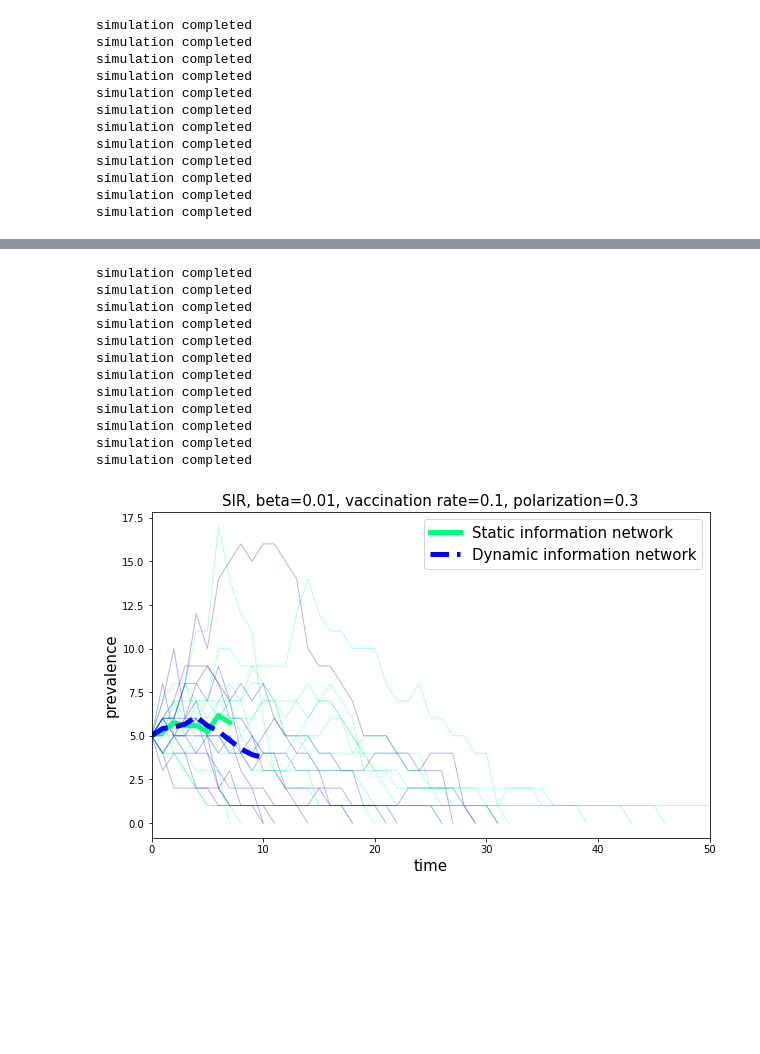
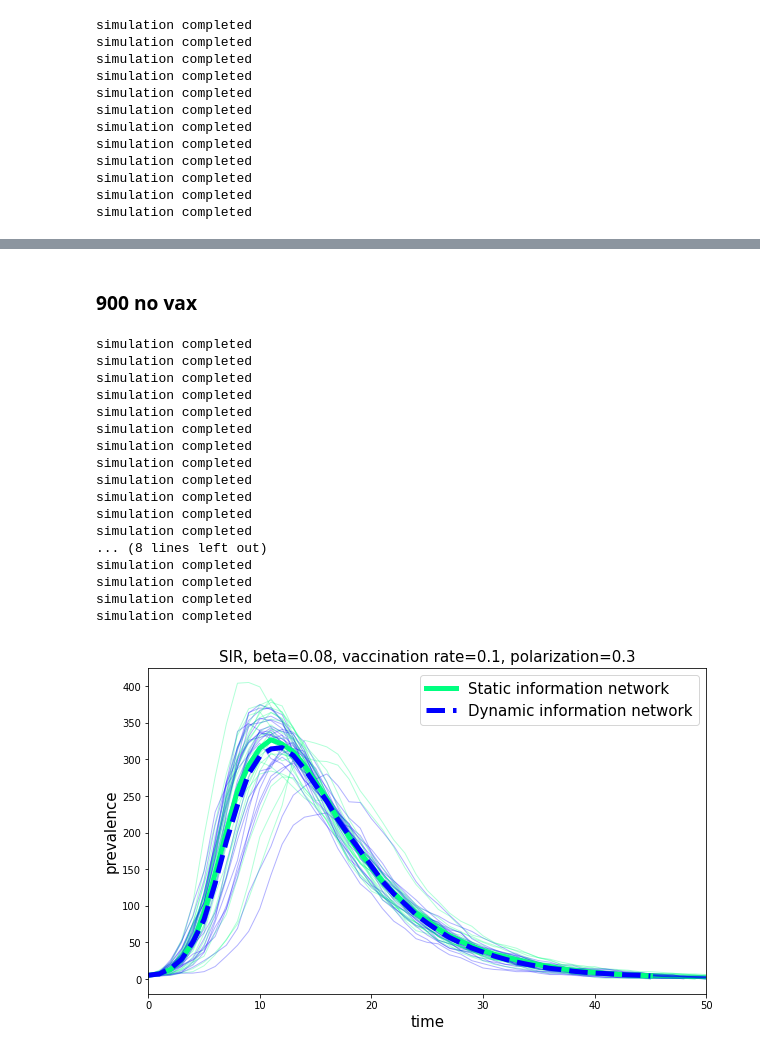
Before and after one commit to michelemcrudele/LDE-Project, a Jupyter notebook: notebook.ipynb, the cells around one changed output, grey strips where cells are left out. Cells and saved outputs as stored; diff of their text form; code cells hidden in the pictures; blank space fills up the shorter version.

```diff
--- a/notebook.ipynb
+++ b/notebook.ipynb
@@ -610,7 +973,7 @@ def sim_prevalence():
     print('simulation completed')
     return (sim_static, sim_dynamic)
 # %%
-nsim = 12
+nsim = 24
 answers = []
 pool = mp.Pool(mp.cpu_count())
 
@@ -639,7 +1007,7 @@ minlen_dynamic_I = min(list(map(len, dynamic_I[:,1])))
 ave_I_stat = np.mean([static_I[i,1][:minlen_static_I] for i in range(nsim)], axis=0)
 ave_I_dyn = np.mean([dynamic_I[i,1][:minlen_dynamic_I] for i in range(nsim)], axis=0)
 # %%
-beta = 0.02    # infection rate
+beta = 0.07    # infection rate
 pol = 0.3      # propensity of opinion polarization
 r = 0.1
 
@@ -661,14 +1043,16 @@ plt.savefig(f'./plots/SIR_r{r}_pol{pol}_v1.png')
+# %% [markdown]
+### 900 no vax
 # %%
 # Some more statistics
 def sim_prevalence():
     N = 1000 # number of nodes
     ave_degree = 10
     initial_infecteds = np.random.choice(np.arange(N), size=5, replace=False)
-    initial_no_vax = np.arange(100,300)
+    initial_no_vax = np.arange(100, 1000)
 
 
     mu = 1/7       # recovery rate
-    beta = 0.01    # infection rate
+    beta = 0.08    # infection rate
     pro = 0.       # rate of classical media influence on people
     pol = 0.3      # propensity of opinion polarization
     r = 0.1        # rate of vaccination for PV
@@ -684,7 +1068,7 @@ def sim_prevalence():
     print('simulation completed')
     return (sim_static, sim_dynamic)
 # %%
-nsim = 12
+nsim = 24
 answers = []
 pool = mp.Pool(mp.cpu_count())
 
@@ -704,6 +1088,11 @@ simulation completed
 simulation completed
 simulation completed
 simulation completed
+... (8 lines left out)
+simulation completed
+simulation completed
+simulation completed
+simulation completed
 # %%
 answers = np.array(answers, dtype=object)
 static_I = answers[:, 0, [0,2]]
@@ -713,22 +1102,22 @@ minlen_dynamic_I = min(list(map(len, dynamic_I[:,1])))
 ave_I_stat = np.mean([static_I[i,1][:minlen_static_I] for i in range(nsim)], axis=0)
 ave_I_dyn = np.mean([dynamic_I[i,1][:minlen_dynamic_I] for i in range(nsim)], axis=0)
 # %%
-beta = 0.01    # infection rate
+beta = 0.08    # infection rate
 pol = 0.3      # propensity of opinion polarization
 r = 0.1
 
 colors = cm.get_cmap('winter', 2)
 plt.figure(figsize=(10,6))
 plt.title(f'SIR, beta={beta}, vaccination rate={r}, polarization={pol}', size=15)
 plt.xlabel('time', size=15)
 plt.ylabel('prevalence', size=15)
 for curve1, curve2 in zip(static_I, dynamic_I):
     plt.plot(curve1[0], curve1[1], c=colors(1), lw=1, alpha=0.3)
     plt.plot(curve2[0], curve2[1], c=colors(0), lw=1, alpha=0.3)
 plt.plot(np.arange(minlen_static_I), ave_I_stat, lw=5, c=colors(1), label='Static information network')
 plt.plot(np.arange(minlen_dynamic_I), ave_I_dyn, lw=5, c=colors(0), label='Dynamic information network', ls='dashed')
 plt.legend(loc='best', fontsize=15)
 plt.xlim(0,50)
 plt.savefig(f'./plots/SIR_r{r}_pol{pol}_v1.png')
 # %% [output]
-[figure, old version]
+[figure, new version]
```
Also changed, not shown: parts of 53 cells of this notebook, 2 other files.
